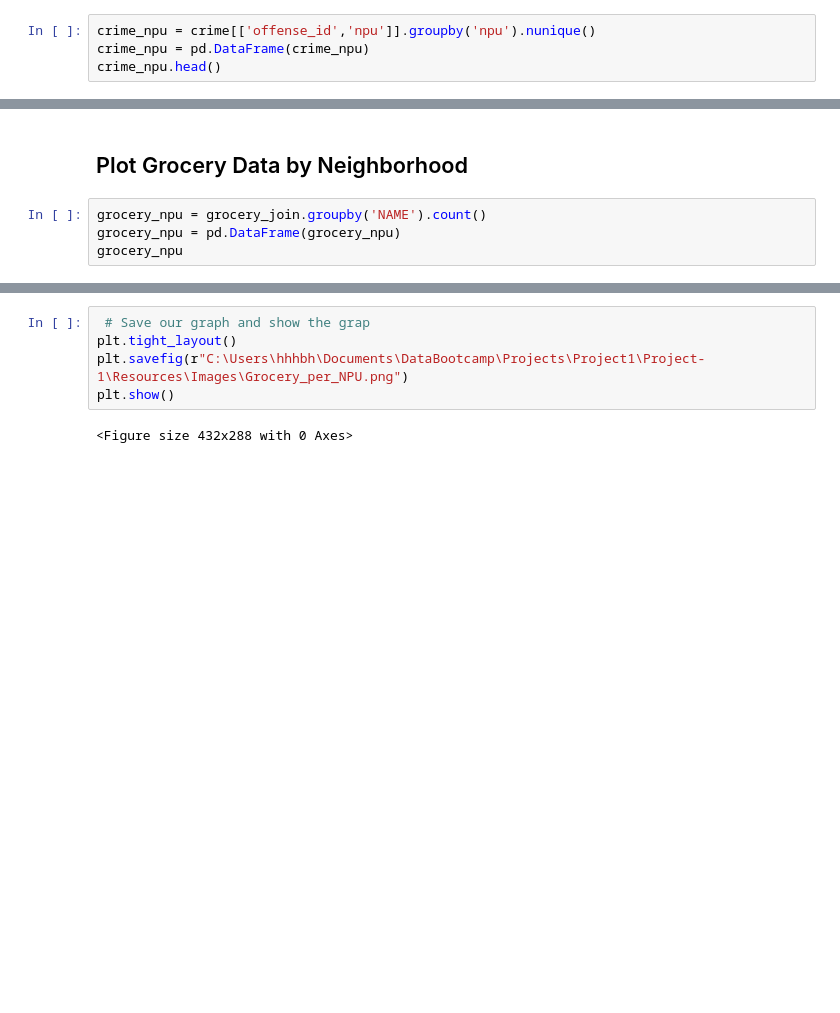
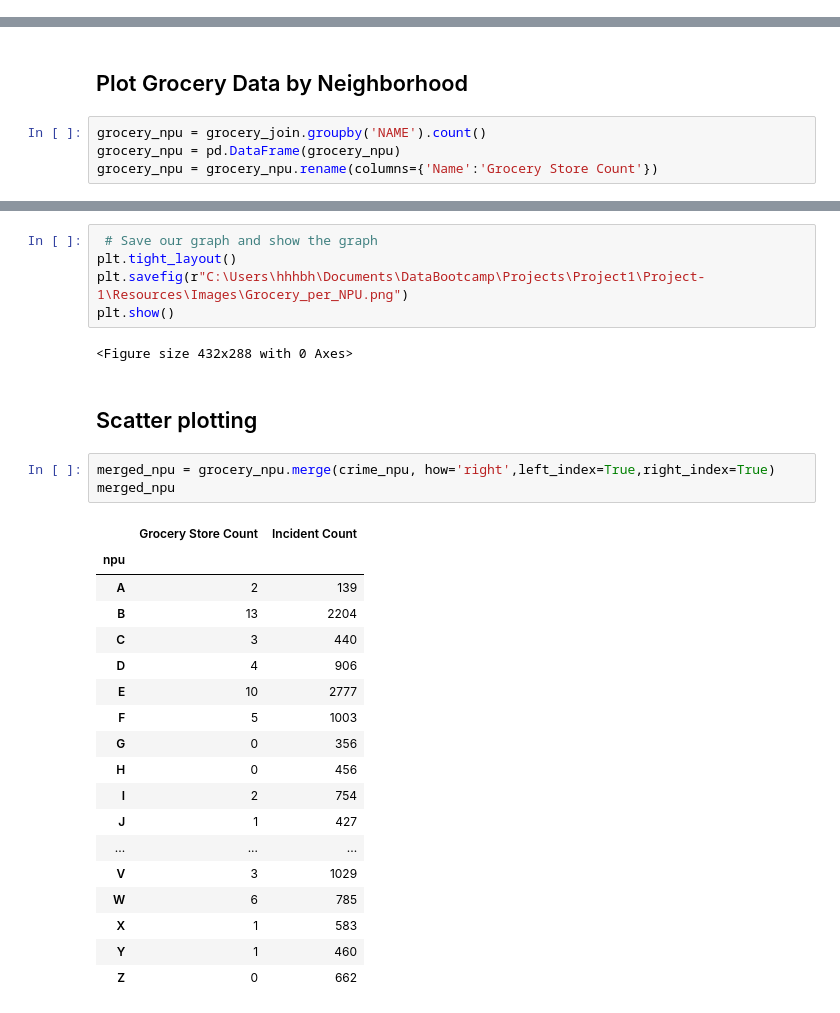
Before and after one commit to lmalla/Project-1, a Jupyter notebook: Hayden/SpatialJoin.ipynb, the cells around one changed output, grey strips where cells are left out. Saved outputs shown, nothing was run; the diff lists cells and outputs as text; blank space fills up the shorter version.

```diff
--- a/Hayden/SpatialJoin.ipynb
+++ b/Hayden/SpatialJoin.ipynb
@@ -183,4 +178,0 @@ crime_npu
-# %%
-crime_npu = crime[['offense_id','npu']].groupby('npu').nunique()
-crime_npu = pd.DataFrame(crime_npu)
-crime_npu.head()
@@ -221,4 +205,4 @@ plt.show()
 # %%
 grocery_npu = grocery_join.groupby('NAME').count()
 grocery_npu = pd.DataFrame(grocery_npu)
-grocery_npu
+grocery_npu = grocery_npu.rename(columns={'Name':'Grocery Store Count'})
@@ -260,8 +225,32 @@ plt.show()
 [figure]
 # %%
- # Save our graph and show the grap
+ # Save our graph and show the graph
 plt.tight_layout()
 plt.savefig(r"C:\Users\hhhbh\Documents\DataBootcamp\Projects\Project1\Project-1\Resources\Images\Grocery_per_NPU.png")
 plt.show()
 # %% [output]
 <Figure size 432x288 with 0 Axes>
+# %% [markdown]
+## Scatter plotting
+# %%
+merged_npu = grocery_npu.merge(crime_npu, how='right',left_index=True,right_index=True)
+merged_npu
+# %% [output]
+|  | Grocery Store Count | Incident Count |
+| npu |  |  |
+| A | 2 | 139 |
+| B | 13 | 2204 |
+| C | 3 | 440 |
+| D | 4 | 906 |
+| E | 10 | 2777 |
+| F | 5 | 1003 |
+| G | 0 | 356 |
+| H | 0 | 456 |
+| I | 2 | 754 |
+| J | 1 | 427 |
+| ... | ... | ... |
+| V | 3 | 1029 |
+| W | 6 | 785 |
+| X | 1 | 583 |
+| Y | 1 | 460 |
+| Z | 0 | 662 |
```
Also changed, not shown: parts of 10 cells of this notebook, 2 other files.
